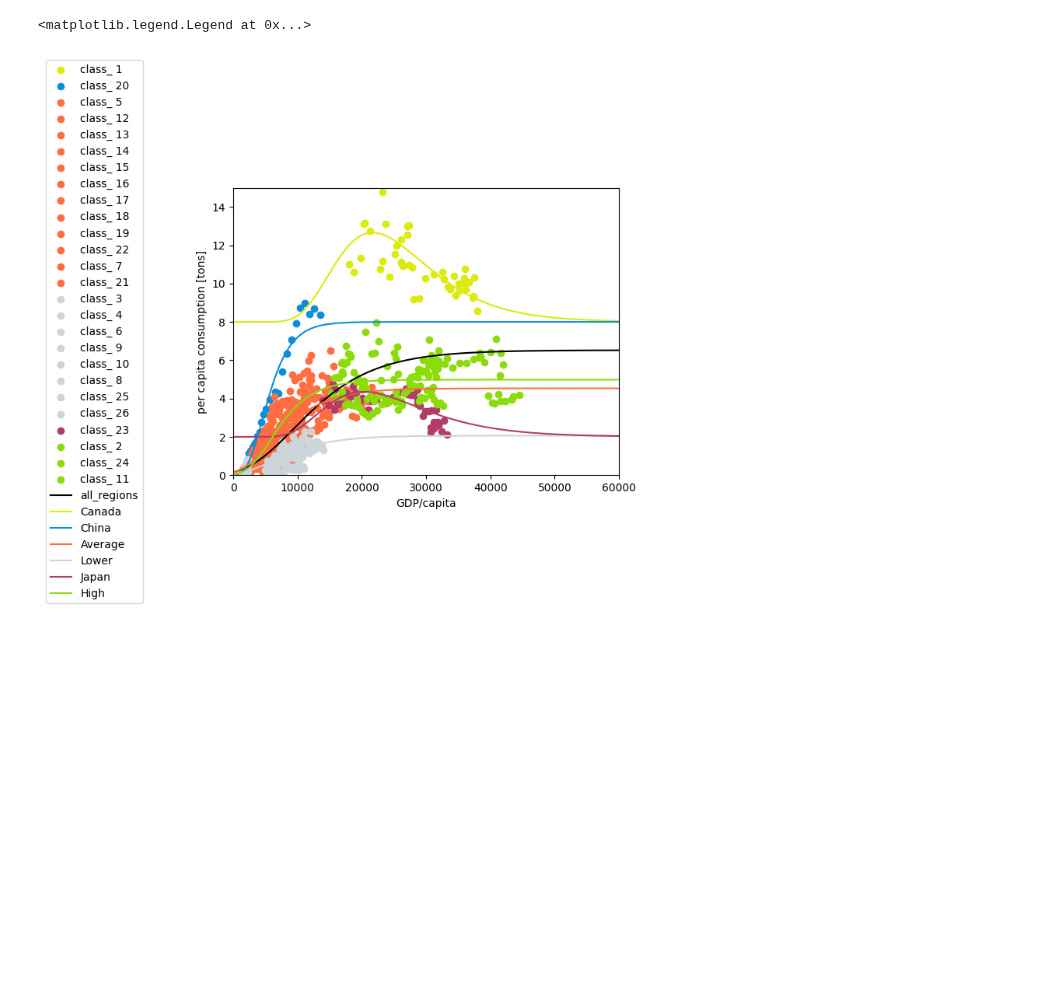
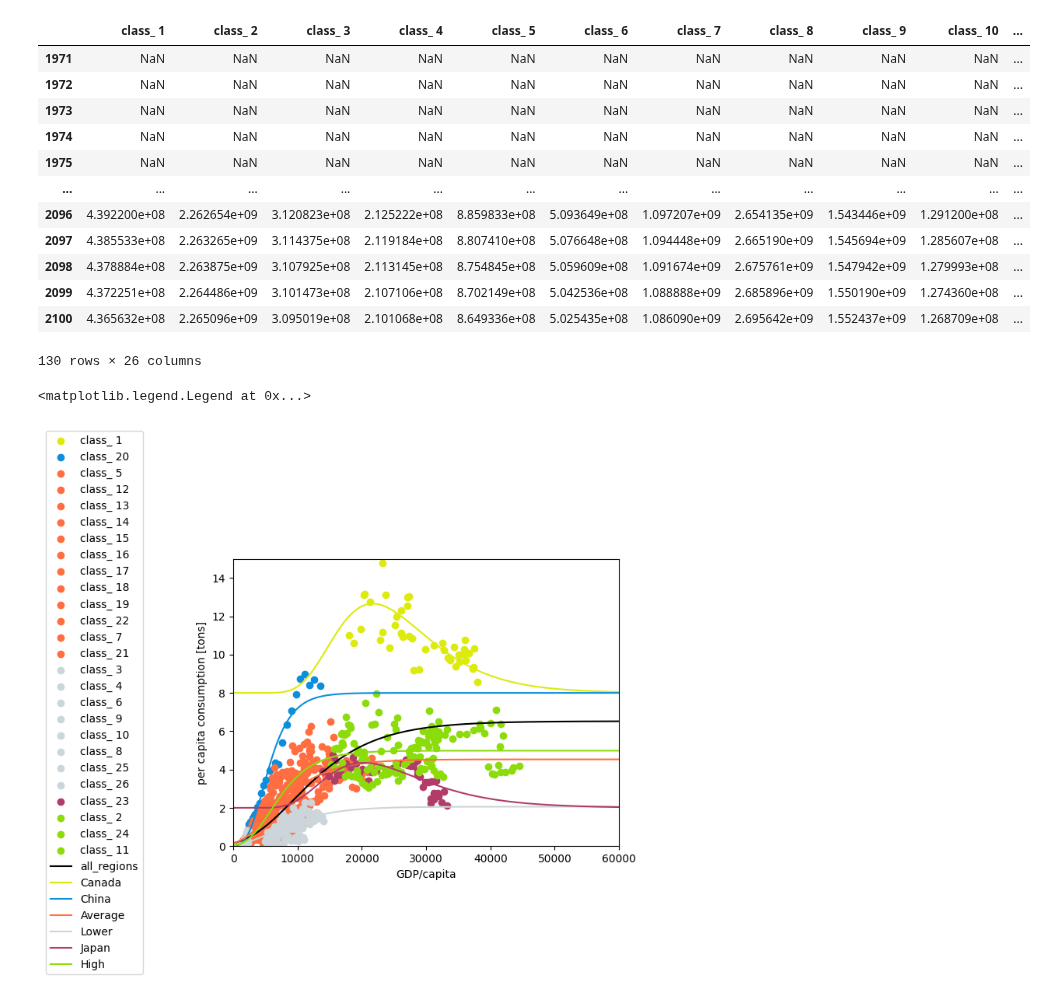
Before and after one commit to imagepbl/image-materials, a Jupyter notebook: imagematerials/rest_of/scripts_test/sand.ipynb, the cells around one changed output. Drawn from its saved outputs; the diff is of its cells as text; code cells hidden in the pictures; blank space fills up the shorter version.

```diff
--- a/imagematerials/rest_of/scripts_test/sand.ipynb
+++ b/imagematerials/rest_of/scripts_test/sand.ipynb
@@ -58,6 +58,22 @@ sand.fit_models(best_rmse_models=rmse_models, bounds=bounds)
 
 # project based on best model
 sand.project_on_total(all_regions_list_class[:-1])
+# %%
+sand.projection_per_region_total
+# %% [output]
+|  | class_ 1 | class_ 2 | class_ 3 | class_ 4 | class_ 5 | class_ 6 | class_ 7 | class_ 8 | class_ 9 | class_ 10 | ... |
+| 1971 | NaN | NaN | NaN | NaN | NaN | NaN | NaN | NaN | NaN | NaN | ... |
+| 1972 | NaN | NaN | NaN | NaN | NaN | NaN | NaN | NaN | NaN | NaN | ... |
+| 1973 | NaN | NaN | NaN | NaN | NaN | NaN | NaN | NaN | NaN | NaN | ... |
+| 1974 | NaN | NaN | NaN | NaN | NaN | NaN | NaN | NaN | NaN | NaN | ... |
+| 1975 | NaN | NaN | NaN | NaN | NaN | NaN | NaN | NaN | NaN | NaN | ... |
+| ... | ... | ... | ... | ... | ... | ... | ... | ... | ... | ... | ... |
+| 2096 | 4.392200e+08 | 2.262654e+09 | 3.120823e+08 | 2.125222e+08 | 8.859833e+08 | 5.093649e+08 | 1.097207e+09 | 2.654135e+09 | 1.543446e+09 | 1.291200e+08 | ... |
+| 2097 | 4.385533e+08 | 2.263265e+09 | 3.114375e+08 | 2.119184e+08 | 8.807410e+08 | 5.076648e+08 | 1.094448e+09 | 2.665190e+09 | 1.545694e+09 | 1.285607e+08 | ... |
+| 2098 | 4.378884e+08 | 2.263875e+09 | 3.107925e+08 | 2.113145e+08 | 8.754845e+08 | 5.059609e+08 | 1.091674e+09 | 2.675761e+09 | 1.547942e+09 | 1.279993e+08 | ... |
+| 2099 | 4.372251e+08 | 2.264486e+09 | 3.101473e+08 | 2.107106e+08 | 8.702149e+08 | 5.042536e+08 | 1.088888e+09 | 2.685896e+09 | 1.550190e+09 | 1.274360e+08 | ... |
+| 2100 | 4.365632e+08 | 2.265096e+09 | 3.095019e+08 | 2.101068e+08 | 8.649336e+08 | 5.025435e+08 | 1.086090e+09 | 2.695642e+09 | 1.552437e+09 | 1.268709e+08 | ... |
+130 rows × 26 columns
 # %%
 # Plot
 color_dict = {
```
Also changed, not shown: 19 other files.
